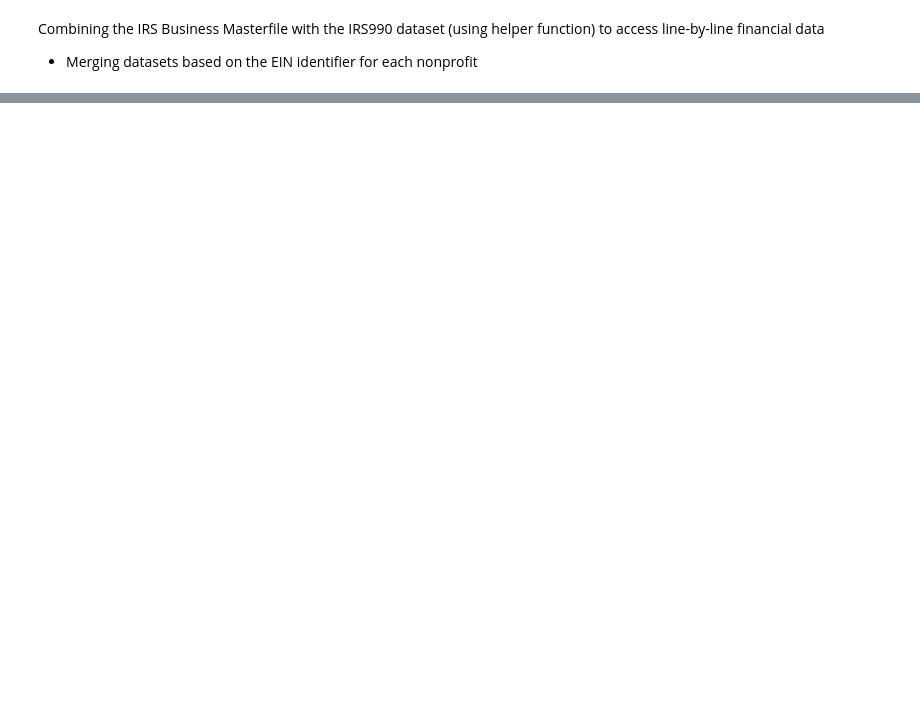
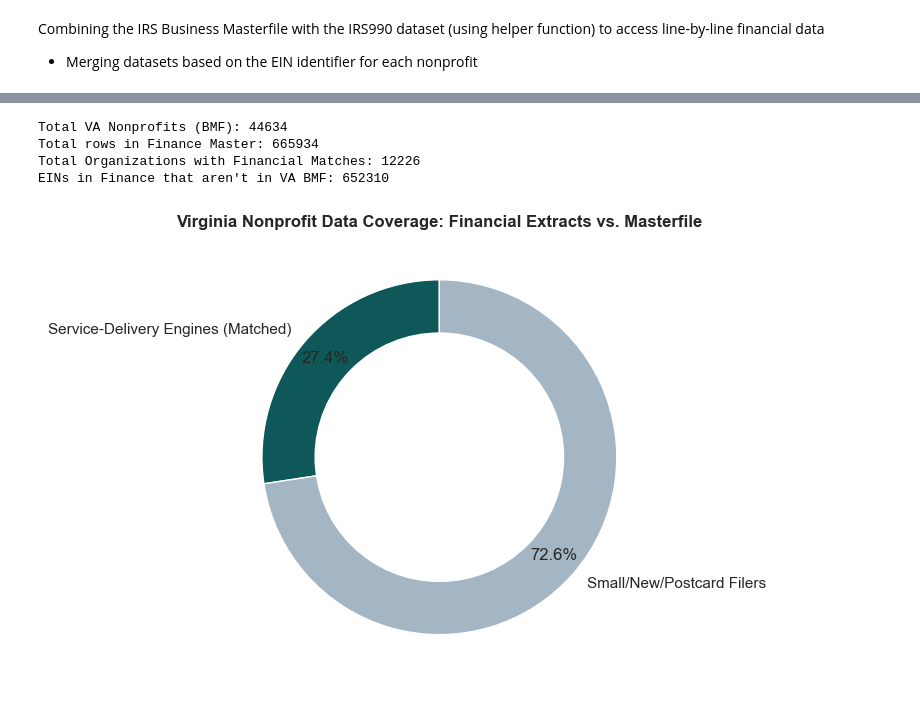
Before and after one commit to yani-iben/virginia-nonprofit-economic-analysis, a Jupyter notebook: notebooks/economic_impact_analysis.ipynb, the cells around one changed output, grey strips where cells are left out. Saved outputs shown, nothing was run; the diff lists cells and outputs as text; code cells hidden in the pictures; blank space fills up the shorter version.

```diff
--- a/notebooks/economic_impact_analysis.ipynb
+++ b/notebooks/economic_impact_analysis.ipynb
@@ -598,0 +92,29 @@ display(IFrame(src='vdoe_impact_dashboard_FINAL.html', width='100%', height=650)
+# %%
+# Print Integrity Audits
+print(f"Total VA Nonprofits (BMF): {len(df_bmf)}")
+print(f"Total rows in Finance Master: {len(df_finance_master)}")
+print(f"Total Organizations with Financial Matches: {masterfile['Total_Exp_Unified'].gt(0).sum()}")
+
+# Formatting and Ghost Check
+ghost_eins = df_finance_master[~df_finance_master['EIN'].isin(df_bmf['EIN'])]
+print(f"EINs in Finance that aren't in VA BMF: {len(ghost_eins)}")
+
+# Render Coverage Donut
+total_va = len(df_bmf)
+matched_va = masterfile['Total_Exp_Unified'].gt(0).sum()
+labels = ['Service-Delivery Engines (Matched)', 'Small/New/Postcard Filers']
+sizes = [matched_va, total_va - matched_va]
+colors = ['#0E5859', '#A4B6C3']
+
+fig, ax = plt.subplots(figsize=(8, 5))
+ax.pie(sizes, labels=labels, autopct='%1.1f%%', startangle=90, colors=colors, pctdistance=0.85)
+ax.add_artist(plt.Circle((0,0),0.70,fc='white'))
+plt.title('Virginia Nonprofit Data Coverage: Financial Extracts vs. Masterfile', fontsize=12, fontweight='bold')
+plt.tight_layout()
+plt.show()
+# %% [output]
+Total VA Nonprofits (BMF): 44634
+Total rows in Finance Master: 665934
+Total Organizations with Financial Matches: 12226
+EINs in Finance that aren't in VA BMF: 652310
+[figure, added]
```
Also changed, not shown: parts of 68 cells of this notebook, 19 other files.
